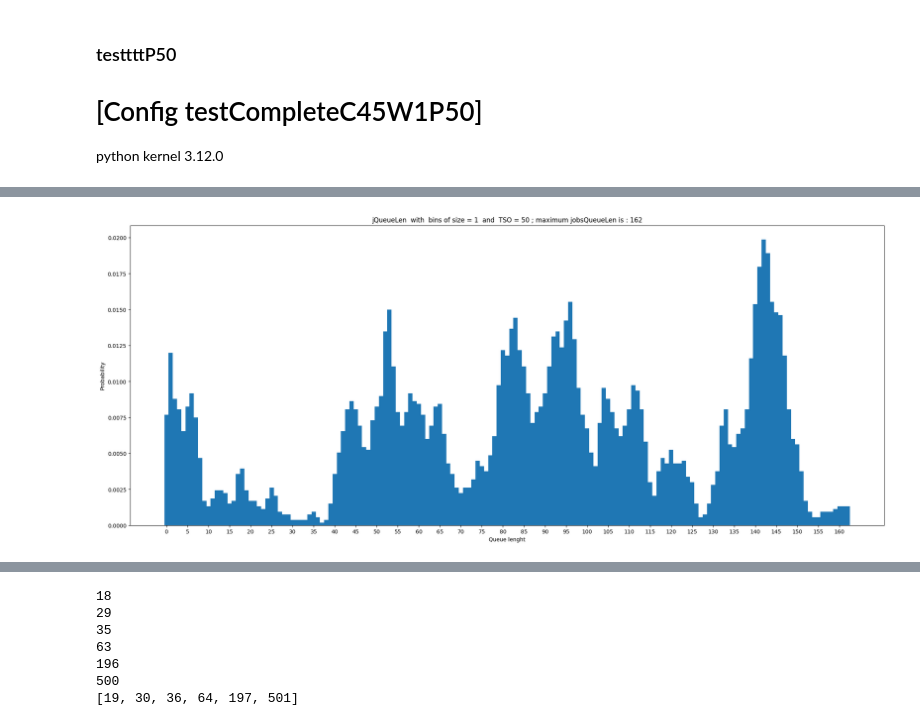
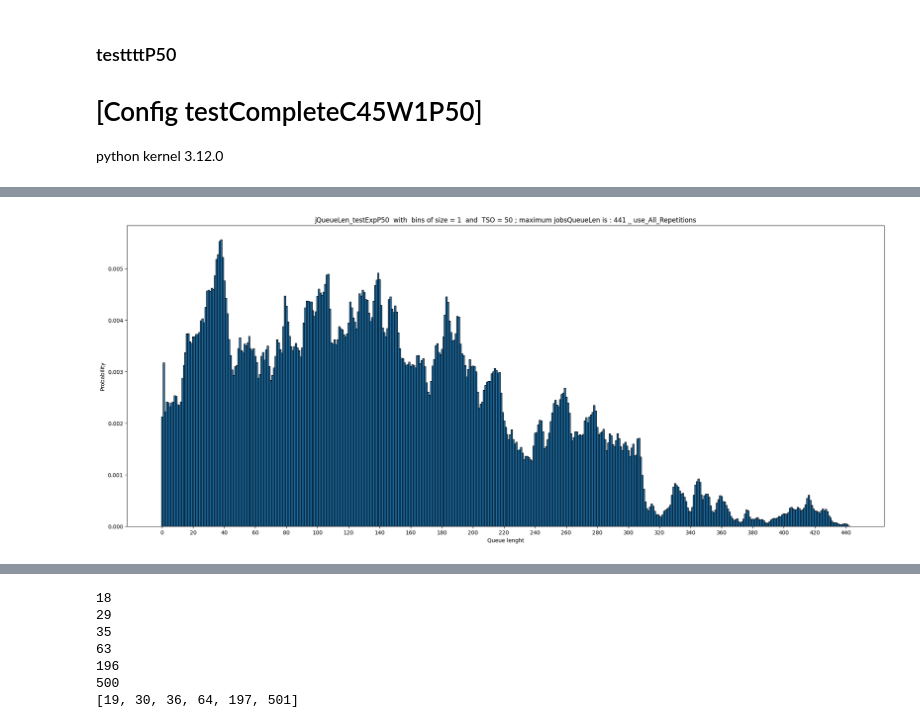
Before and after one commit to JacopoCarlon/JC_Performance_Evaluation_of_Computer_Systems_and_Networks_PECSN__Project, a Jupyter notebook: python_scripts/istogrammi.ipynb, the cells around one changed output, grey strips where cells are left out. Drawn from its saved outputs; the diff is of its cells as text; code cells hidden in the pictures.

```diff
--- a/python_scripts/istogrammi.ipynb
+++ b/python_scripts/istogrammi.ipynb
@@ -43,16 +45,7 @@ import csv
 # %%
-# ['testCompleteC45W1P50-0-20240109-11:11:16-14684', 'vector', 'J_Network.queuer', 'jobsQueueLen:vector', '', '', '', '', '', '', '', '', '', '........' , '0 1 .......'
-
-# FILE : testExpP50_25_all.csv
-# ROW : [ 'testExpP50-1-20240110-18:12:49-3640',  'vector', 'J_Network.queuer', 'jobsQueueLen:vector', '', '', '', '', '', '', '', '', '', '...tempi...' , '0 1 .......' ]
 
 
-
-use_exp = True
-distribution = "Exp"
-probability = 50
-num_iterations = 30
-target_tso = ["25","30","35", "40", "45", "50"]
+#   vector,J_Network.queuer,jobsQueueLen:vector
 #   target_tso = ["25"]
 
 r1 = "vector"
@@ -74,7 +67,9 @@ for tso_this_iter in range(0, len(target_tso), 1) :
                 numeri = rigaTarget[-1].split(" ")
                 for cont in range(0, len(tempi)):
                     jQlen_all_this_tso.append( ( int(numeri[cont]) , float(tempi[cont]) ) )
-                break
+
+                if use_all == False:
+                    break
 
     jqLen_all_tsos.append(jQlen_all_this_tso)
     print(f'{file_name_csv} _ len : {len(jqLen_all_tsos[tso_this_iter])}' )
@@ -120,19 +120,58 @@ plot_dir = f'../images/plots'
 #   /plot{distribution}P{probability}_{target_tso[tso_this_iter]}'
 for tso_this_iter in range(0, len(target_tso), 1) :
     plt.rcParams["figure.figsize"] = (25, 10)
-    name = "jQueueLen"
+
 
     massimo_jQLen = max(nums_all_tsos[tso_this_iter])
+    #   print("massimo_jQLen : ", massimo_jQLen)
+    bin_size_chosen = massimo_jQLen+1
 
-    bin_size_chosen = massimo_jQLen
+    counts, bins = np.histogram(nums_all_tsos[tso_this_iter])
 
-    counts, bins = np.histogram(nums_all_tsos[tso_this_iter], bins = bin_size_chosen)
+    #   print(counts)
+    #   print(bins)
+    #   print("len of bins is : ", len(bins))
+    bins = bins -0.5
+    counts = counts / len(nums_all_tsos[tso_this_iter]) # normalize count
+    #   if(len(bins)==3):
+    #       bins = [-0.5 , 0.5, 1.5]
+#
+    #   print("counts : ", counts)
+    #   print(bins)
+    #   print(bins[:-1])
+    #   print(len(bins))
+    #   print(len(bins[:-1]) )
 
-    bins = bins - 0.5
-    counts = counts / len(nums_all_tsos[tso_this_iter]) # normalize count
+    my_massimo_jQLen = max(nums_all_tsos[tso_this_iter])
+    my_bins = []
+    my_counts = []
+    for it in range(0, my_massimo_jQLen+1):
+        #   print("it : ", it)
+        my_bins.append(it-0.5)
+        my_counts.append(0.0)
 
-    plt.hist(bins[:-1], bins, weights=counts)
-    plt.title(f"{name}  with  bins of size = {int(bins[1]-bins[0])}  and  TSO = {target_tso[tso_this_iter]} ; maximum jobsQueueLen is : {massimo_jQLen-1}")
+    for it in range(0, len(nums_all_tsos[tso_this_iter])):
+        my_counts[nums_all_tsos[tso_this_iter][it]] += 1
+
+    for it in range(0, len(my_counts)):
+        my_counts[it] = my_counts[it]/len(nums_all_tsos[tso_this_iter])
+    #   print(my_counts)
+
+    my_bins.append(my_bins[-1]+1)
+    #   print(my_bins)
+
+
+    plt.hist(my_bins[:-1], my_bins, weights=my_counts, edgecolor='black')
+
+    #   plt.hist(counts)
+    name = f'jQueueLen_test{distribution}P{probability}'
+    if use_all == True:
+        plt.title(f"{name}  with  bins of size = {1}  and  TSO = {target_tso[tso_this_iter]} ; maximum jobsQueueLen is : {massimo_jQLen-1} _ use_All_Repetitions")
+    else :
+        plt.title(f"{name}  with  bins of size = {1}  and  TSO = {target_tso[tso_this_iter]} ; maximum jobsQueueLen is : {massimo_jQLen-1} _ only_Repetition_Zero")
+
+    if bin_size_chosen < 50:
+        plt.xticks(range(0, bin_size_chosen+1 , 1))
     if bin_size_chosen < 100:
         plt.xticks(range(0, bin_size_chosen+1 , 2))
     elif bin_size_chosen < 200:
@@ -141,8 +180,16 @@ for tso_this_iter in range(0, len(target_tso), 1) :
         plt.xticks(range(0, bin_size_chosen+1 , 10))
     elif bin_size_chosen < 800:
         plt.xticks(range(0, bin_size_chosen+1 , 20))
+
     plt.ylabel("Probability")
     plt.xlabel("Queue lenght")
-    plt.savefig(f'{plot_dir}/plot{distribution}P{probability}_{target_tso[tso_this_iter]}_onlyIterZero.png')
+
+    save = True
+    if save == True:
+        if use_all == True:
+            plt.savefig(f'{plot_dir}/plot{distribution}P{probability}_{target_tso[tso_this_iter]}.png')
+        else :
+            plt.savefig(f'{plot_dir}/plot{distribution}P{probability}_{target_tso[tso_this_iter]}_onlyIterZero.png')
+
     plt.show()
 # %% [output]
@@ -154 +201 @@ for tso_this_iter in range(0, len(target_tso), 1) :
-[figure, old version]
+[figure, new version]
```
Also changed, not shown: parts of 10 cells of this notebook, 4 other files.
